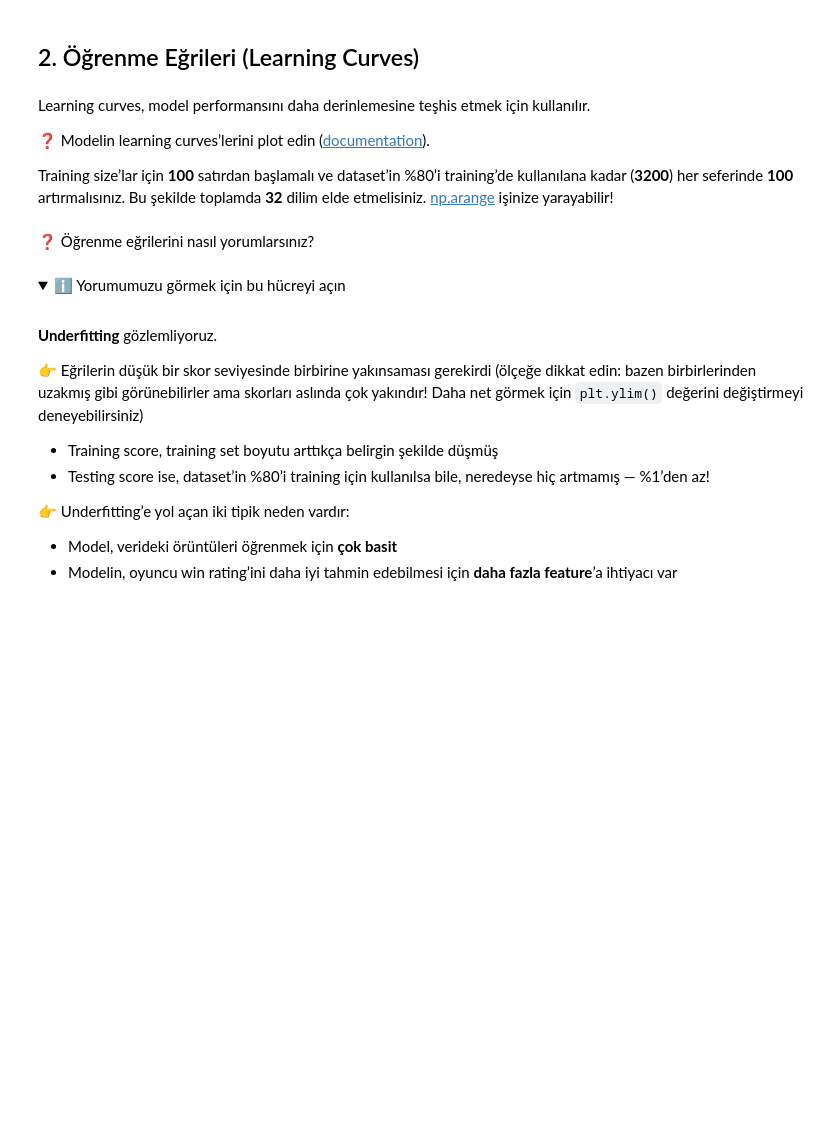
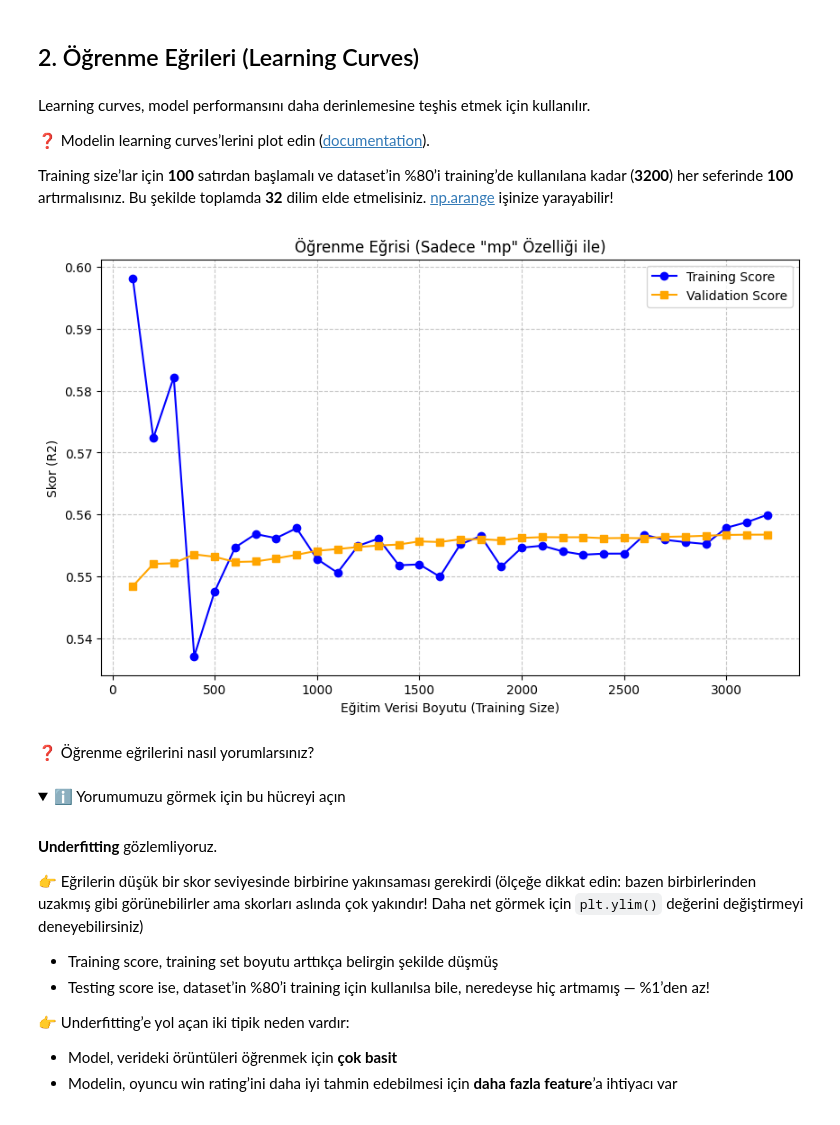
Before and after one commit to SelenImahanoglu/S16D1-S-data-learning-curves-, a Jupyter notebook: Learning_Curves.ipynb, the cells around one changed output. Saved outputs shown, nothing was run; the diff lists cells and outputs as text; code cells hidden in the pictures; folded sections open; blank space fills up the shorter version.

Commit message:
Completed Learning Curves study and MSE comparisons

```diff
--- a/Learning_Curves.ipynb
+++ b/Learning_Curves.ipynb
@@ -93,3 +91,32 @@ Training size’lar için **100** satırdan başlamalı ve dataset’in %80’i
+# %%
+# 100'den başlayıp 100'er artarak 3200'e (3300 dahil değil) kadar giden liste
+train_sizes_list = np.arange(100, 3300, 100)
+
+# learning_curve fonksiyonunu çalıştırıyoruz
+train_sizes, train_scores, test_scores = learning_curve(
+    estimator=LinearRegression(),
+    X=X, # Sadece 'mp' olan mevcut X'imiz
+    y=y,
+    train_sizes=train_sizes_list,
+    cv=5
+)
+
+# Her bir training size için 5 farklı skor (cv=5) döndüğü için ortalamalarını alıyoruz
+train_scores_mean = np.mean(train_scores, axis=1)
+test_scores_mean = np.mean(test_scores, axis=1)
+
+# Grafiği çizdiriyoruz
+plt.figure(figsize=(10, 6))
+plt.plot(train_sizes, train_scores_mean, label='Training Score', color='blue', marker='o')
+plt.plot(train_sizes, test_scores_mean, label='Validation Score', color='orange', marker='s')
+plt.title('Öğrenme Eğrisi (Sadece "mp" Özelliği ile)')
+plt.xlabel('Eğitim Verisi Boyutu (Training Size)')
+plt.ylabel('Skor (R2)')
+plt.legend()
+plt.grid(True, linestyle='--', alpha=0.7)
+plt.show()
+# %% [output]
+[figure, added]
 # %% [markdown]
 ❓ Öğrenme eğrilerini nasıl yorumlarsınız?
 # %% [markdown]
```
Also changed, not shown: parts of 14 cells of this notebook, 1 other file.
